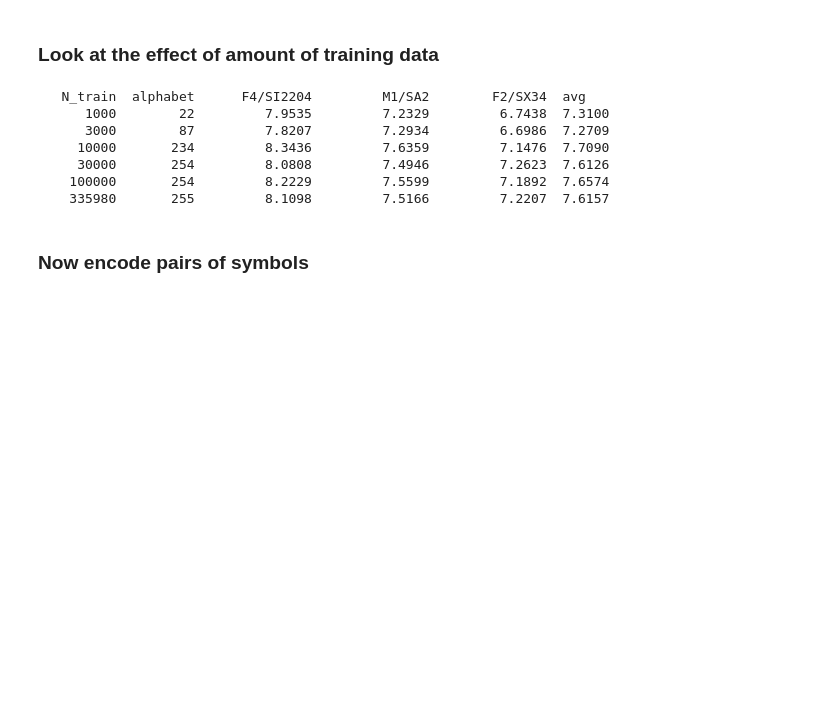
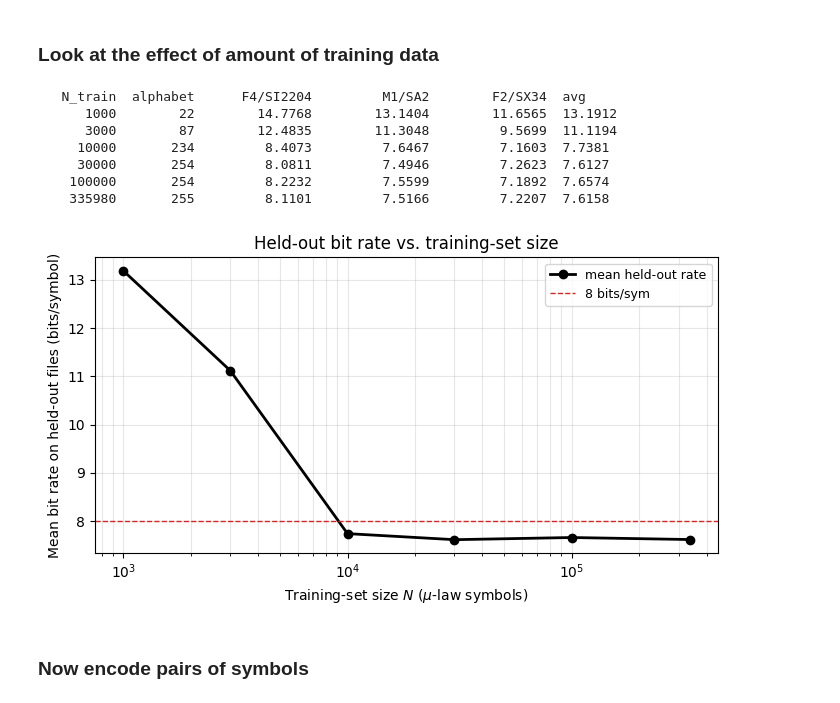
Before and after one commit to PabloABakker/Speech-Huffman-Encoding, a Jupyter notebook: Speach_Encoding.ipynb, the cells around one changed output. Cells and saved outputs as stored; diff of their text form; code cells hidden in the pictures; blank space fills up the shorter version.

```diff
--- a/Speach_Encoding.ipynb
+++ b/Speach_Encoding.ipynb
@@ -314,11 +389,13 @@ train_pool = np.concatenate([mu_law_encode(signals[k]["x"]) for k in train_keys]
 test_streams = {k: mu_law_encode(signals[k]["x"]) for k in test_keys}
 
 # Function to compute the average bits/symbol for a test stream using a given code table
-def code_with_table(stream, codes, default_bits=8):
-    # If a test symbol never appeared in training, fall back to 8 bits
+def code_with_table(stream, codes, fallback_bits=16):
+    """Charge fallback_bits for any symbol missing from the trained table.
+    16 bits ≈ an 8-bit escape flag + 8 bits of raw value, a conservative
+    estimate of what a real coder would pay for an out-of-table symbol."""
     total = 0
     for s in stream:
-        total += len(codes[s]) if s in codes else default_bits
+        total += len(codes[s]) if s in codes else fallback_bits
     return total / len(stream)
 
 # Learning curve: train on N symbols, test on held-out files
@@ -332,12 +409,30 @@ for N in train_sizes:
           + f"  {np.mean(rates):.4f}")
 # %% [output]
    N_train  alphabet      F4/SI2204         M1/SA2        F2/SX34  avg
-      1000        22         7.9535         7.2329         6.7438  7.3100
-      3000        87         7.8207         7.2934         6.6986  7.2709
-     10000       234         8.3436         7.6359         7.1476  7.7090
-     30000       254         8.0808         7.4946         7.2623  7.6126
-    100000       254         8.2229         7.5599         7.1892  7.6574
-    335980       255         8.1098         7.5166         7.2207  7.6157
+      1000        22        14.7768        13.1404        11.6565  13.1912
+      3000        87        12.4835        11.3048         9.5699  11.1194
+     10000       234         8.4073         7.6467         7.1603  7.7381
+     30000       254         8.0811         7.4946         7.2623  7.6127
+    100000       254         8.2232         7.5599         7.1892  7.6574
+    335980       255         8.1101         7.5166         7.2207  7.6158
+# %%
+# Learning-curve figure
+N_values  = [1_000, 3_000, 10_000, 30_000, 100_000, 335_980]
+mean_rate = [13.1912, 11.1194, 7.7381, 7.6127, 7.6574, 7.6158]
+fig, ax = plt.subplots(figsize=(7, 4))
+ax.plot(N_values, mean_rate, marker="o", lw=2, color="k", label="mean held-out rate")
+ax.axhline(8.0, ls="--", color="C3", lw=1, label="8 bits/sym")
+ax.set_xscale("log")
+ax.set_xlabel("Training-set size $N$ ($\\mu$-law symbols)")
+ax.set_ylabel("Mean bit rate on held-out files (bits/symbol)")
+ax.set_title("Held-out bit rate vs. training-set size")
+ax.grid(True, which="both", alpha=0.3)
+ax.legend(loc="upper right", fontsize=9)
+plt.tight_layout()
+plt.savefig("training_curve.pdf", bbox_inches="tight")
+plt.show()
+# %% [output]
+[figure, added]
 # %% [markdown]
 ### Now encode pairs of symbols
 # %%
```
Also changed, not shown: parts of 6 cells of this notebook, 4 other files.
